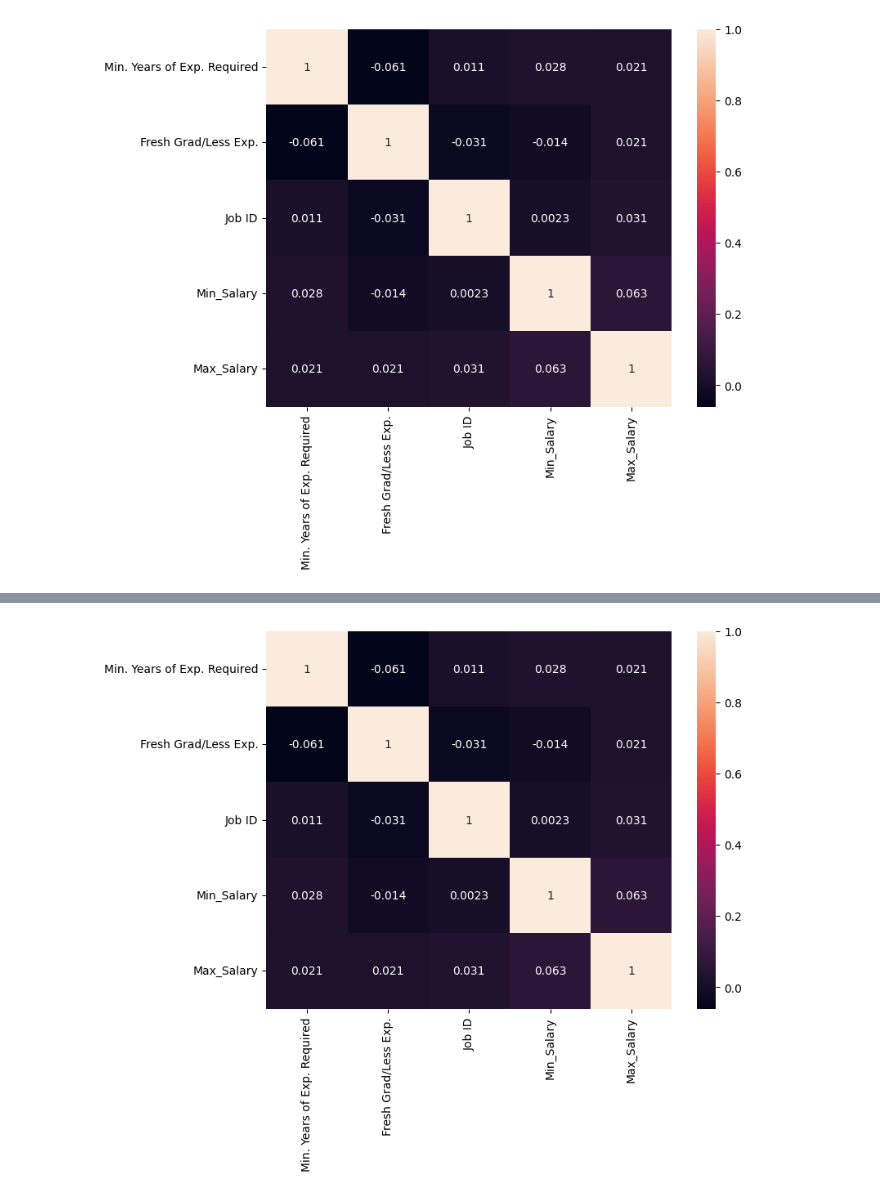
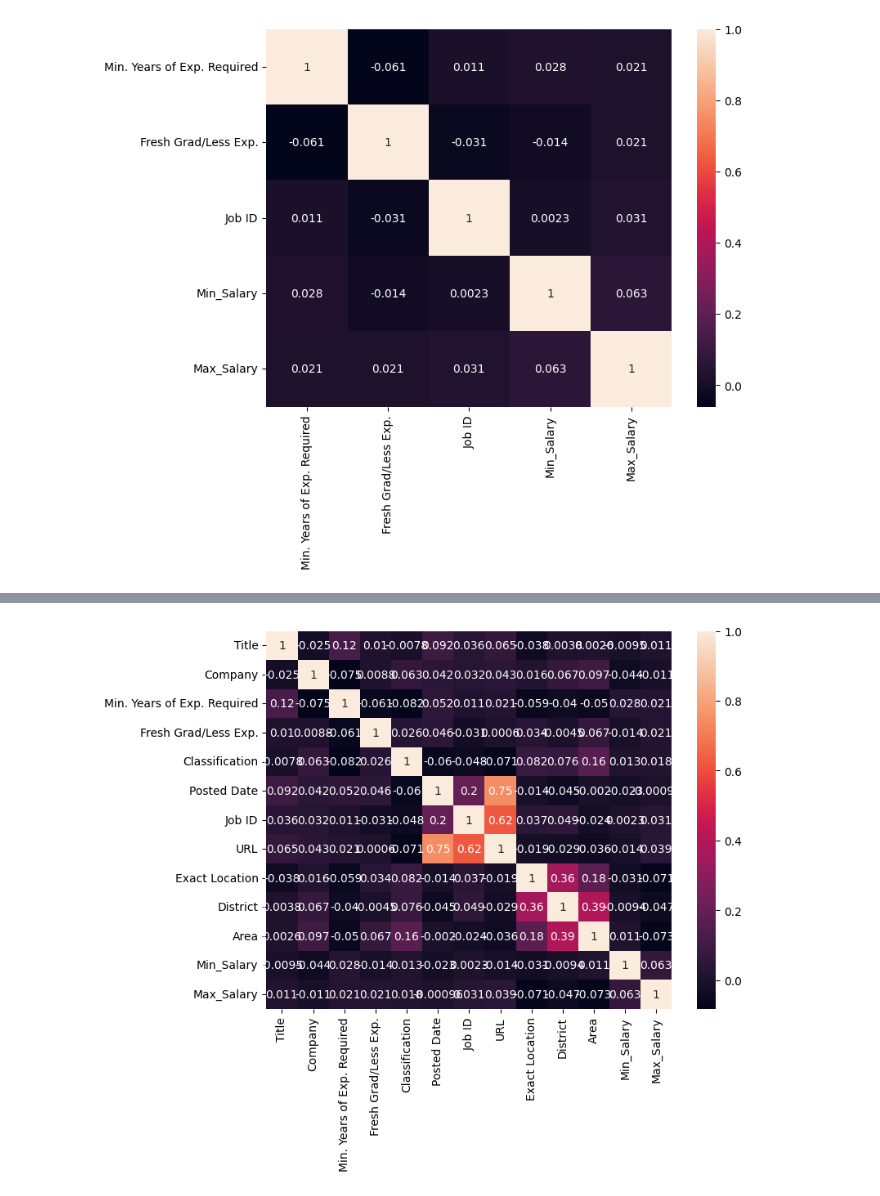
Before and after one commit to heiinhei911/job-insights, a Jupyter notebook: analysis.ipynb, the cells around one changed output, grey strips where cells are left out. Saved outputs shown, nothing was run; the diff lists cells and outputs as text; code cells hidden in the pictures.

```diff
--- a/analysis.ipynb
+++ b/analysis.ipynb
@@ -80,9 +80,11 @@ df.describe(include="all")
 # %%
 # Check for missing data
 
-for col in df.columns:
-    percentage_missing = round(np.mean(df[col].isnull()), 2) * 100
-    print("{0} - {1}%".format(col, percentage_missing))
+df.isnull().mean()
+
+# for col in df.columns:
+#     percentage_missing = round(np.mean(df[col].isnull()), 2) * 100
+#     print("{0} - {1}%".format(col, percentage_missing))
 
 # **some values are missing in the "Min. Years of Exp. Required" and "Salary" columns**
 # %% [output]
@@ -345,11 +378,11 @@ df_numerized.head()
 | 3 | 477 | 190 | 2 | False | 14 | 61 | 77338381 | ... |
 | 4 | 91 | 266 | 3 | True | 14 | 64 | 77345435 | ... |
 # %%
-corr_matrix = df_clean.corr(numeric_only=True)
-sns.heatmap(corr_matrix, annot=True)
+numerized_corr_matrix = df_numerized.corr(numeric_only=True)
+sns.heatmap(numerized_corr_matrix, annot=True)
 plt.show()
 # %% [output]
-[figure, old version]
+[figure, new version]
 # %%
 # (Optional) Export the cleansed data to a csv
 Path(OUTPUT_PATH).mkdir(parents=True, exist_ok=True)
```
Also changed, not shown: parts of 5 cells of this notebook, 2 other files.
